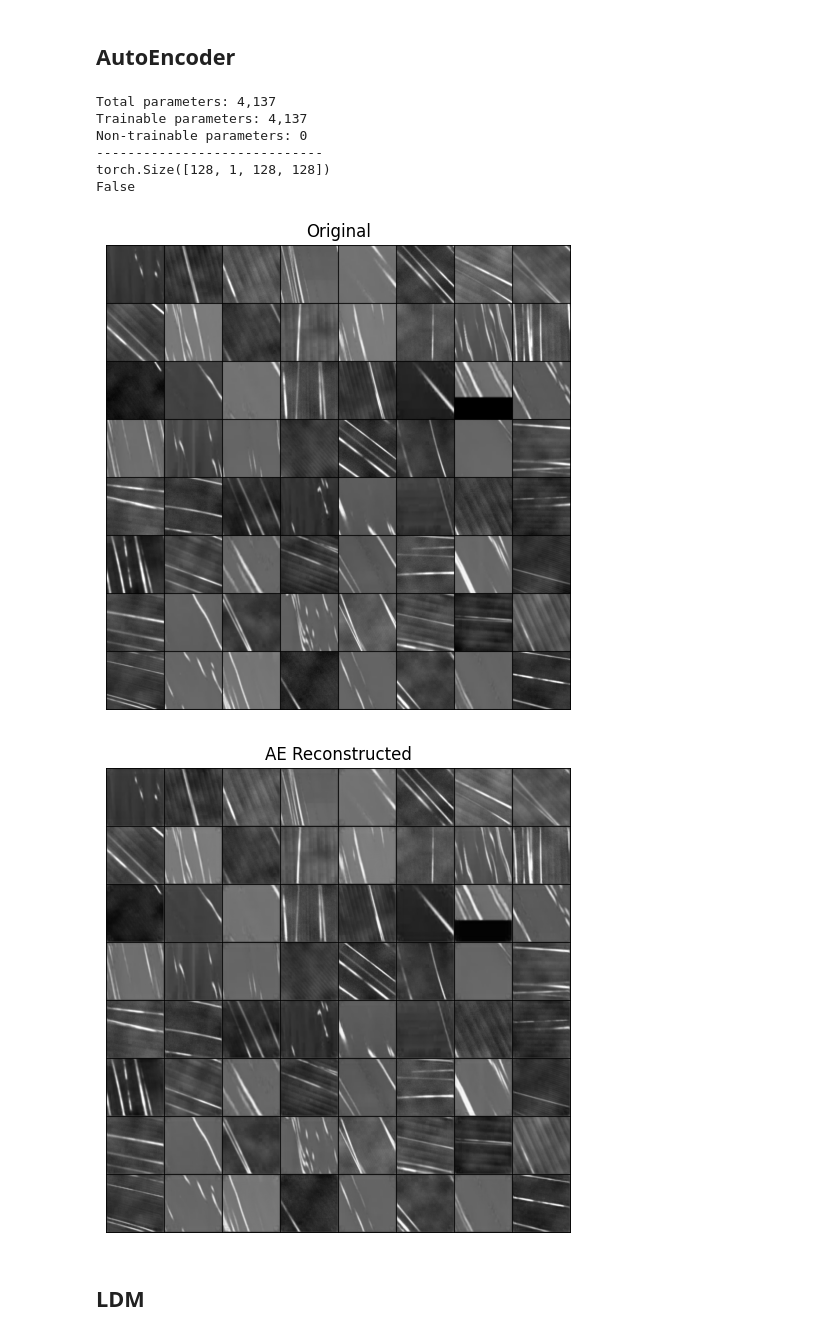
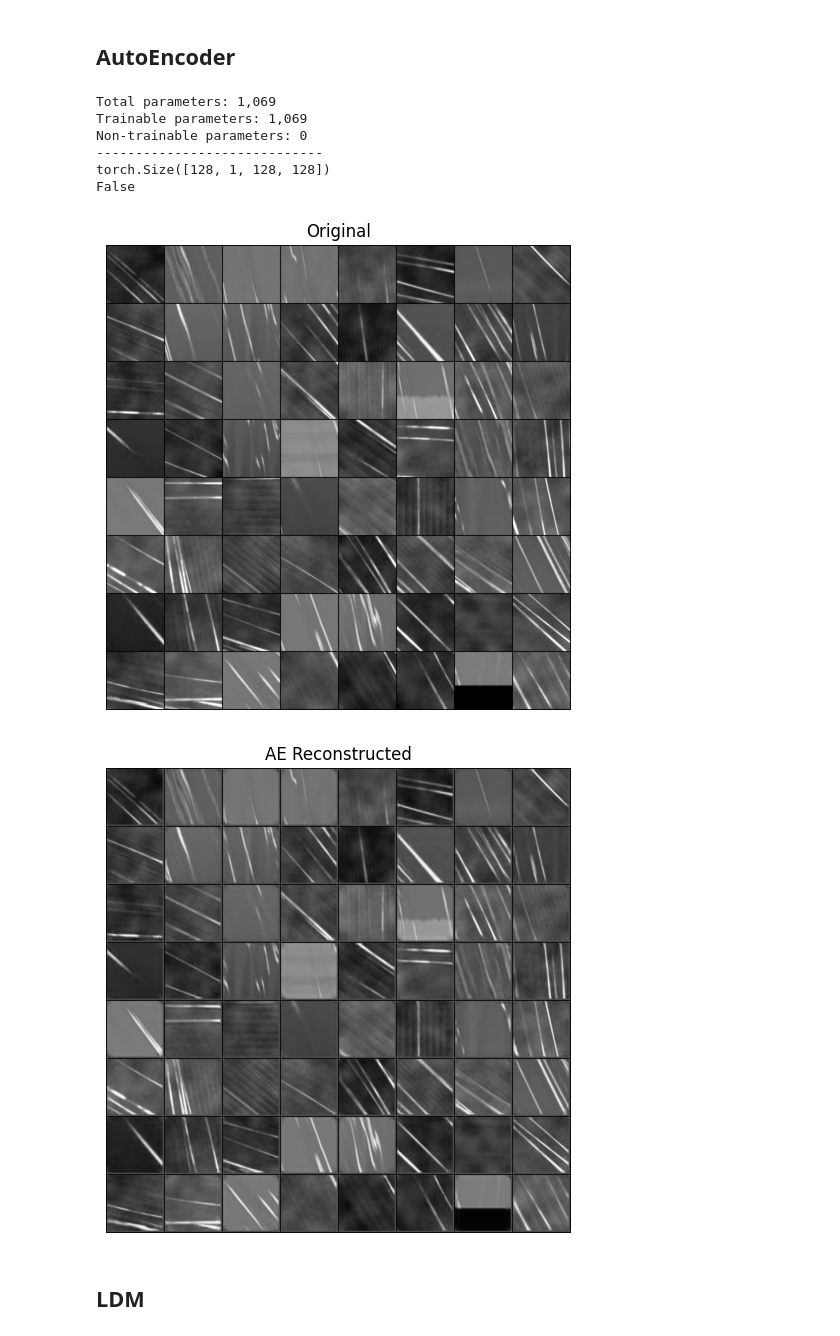
Before and after one commit to suubek/Diffusion_MNIST_to_STI, a Jupyter notebook: src/visualize_results.ipynb, the cells around one changed output. Cells and saved outputs as stored; diff of their text form; code cells hidden in the pictures.

Commit message:
synthetic data with compression within AE (v3)

```diff
--- a/src/visualize_results.ipynb
+++ b/src/visualize_results.ipynb
@@ -109,8 +109,8 @@ plt.show()
 #@title Visualize trained autoencoder
 # Load model
 device = 'cuda'
-ckpt = torch.load(r'..\model_objects\ckpt_synth_mix_STI_mse_100e.pth', map_location=device)
-ae_model = AutoEncoder([4, 8, 16]).cuda()
+ckpt = torch.load(r'..\model_objects\ckpt_v3_synth_mix_STI_mse_100e.pth', map_location=device)
+ae_model = AutoEncoder([2, 4, 8]).cuda()
 ae_model = ae_model.to(device)
 ae_model.load_state_dict(ckpt)
 ae_model.eval()
@@ -144,37 +144,37 @@ data = data/255
 labels = labels.long()
 data = data.float()
 
 dataset = MyDataset(data, labels)
 data_loader = DataLoader(dataset, batch_size=batch_size, shuffle=True, num_workers=4)
 
 
 # Get next batch
 x, y = next(iter(data_loader))
 print(x.shape)
 x_hat = ae_model(x.to(device)).cpu().detach()
 
 print(id(x) == id(x_hat))
 
 plt.figure(figsize=(6,6.5))
 plt.axis('off')
 plt.imshow(make_grid(x[:64,:,:,:].cpu()).permute([1,2,0]), vmin=0., vmax=1.)
 plt.title("Original")
 plt.show()
 
 plt.figure(figsize=(6,6.5))
 plt.axis('off')
 plt.imshow(make_grid(x_hat[:64,:,:,:].cpu()).permute([1,2,0]), vmin=0., vmax=1.)
 plt.title("AE Reconstructed")
 plt.show()
 # %% [output]
-Total parameters: 4,137
-Trainable parameters: 4,137
+Total parameters: 1,069
+Trainable parameters: 1,069
 Non-trainable parameters: 0
 -----------------------------
 torch.Size([128, 1, 128, 128])
 False
-[figure, old version]
+[figure, new version]
-[figure, old version]
+[figure, new version]
 # %% [markdown]
 ## LDM
 # %%
```
Also changed, not shown: parts of 1 cell of this notebook, 4 other files.
